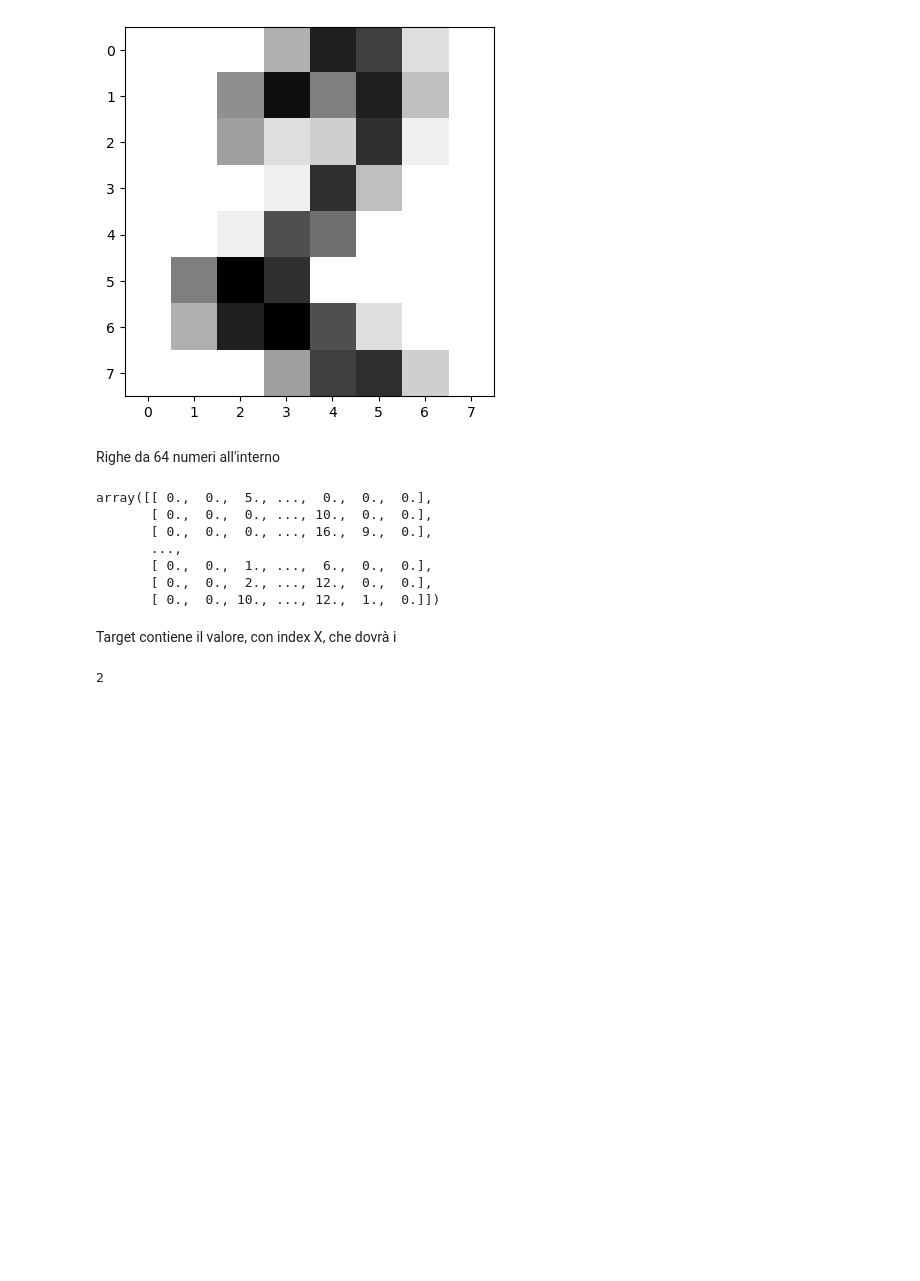
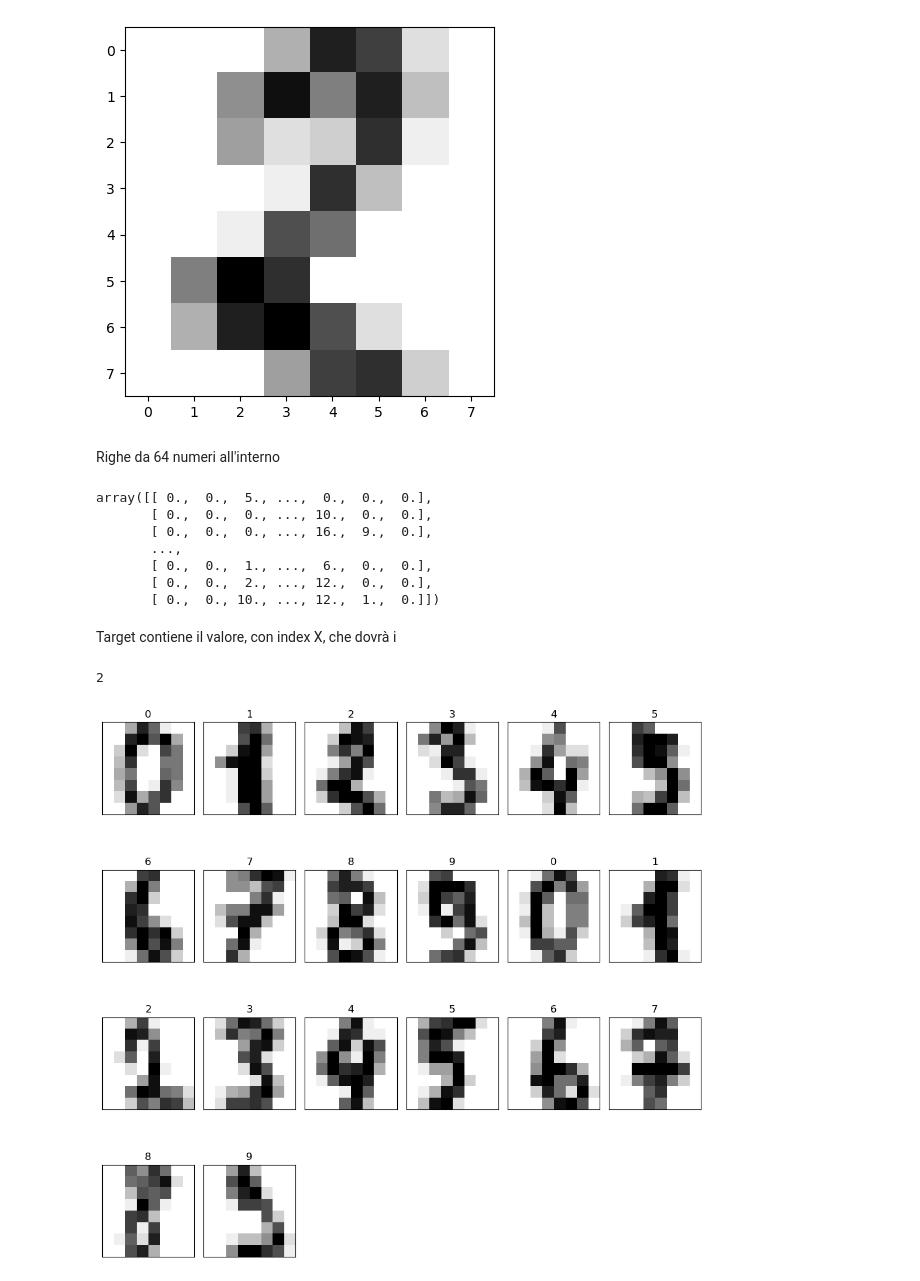
Before and after one commit to SBino01/AI_DS-first_project, a Jupyter notebook: Lezione4/mnist.ipynb, the cells around one changed output. Cells and saved outputs as stored; diff of their text form; code cells hidden in the pictures; blank space fills up the shorter version.

```diff
--- a/Lezione4/mnist.ipynb
+++ b/Lezione4/mnist.ipynb
@@ -97,3 +150,7 @@ Target contiene il valore, con index X, che dovrà i
 dig.target[50]
 # %% [output]
 2
+# %%
+show_multiple_img(dig.images[0:20], dig.target[0:20])
+# %% [output]
+[figure, added]
```
Also changed, not shown: parts of 2 cells of this notebook.
